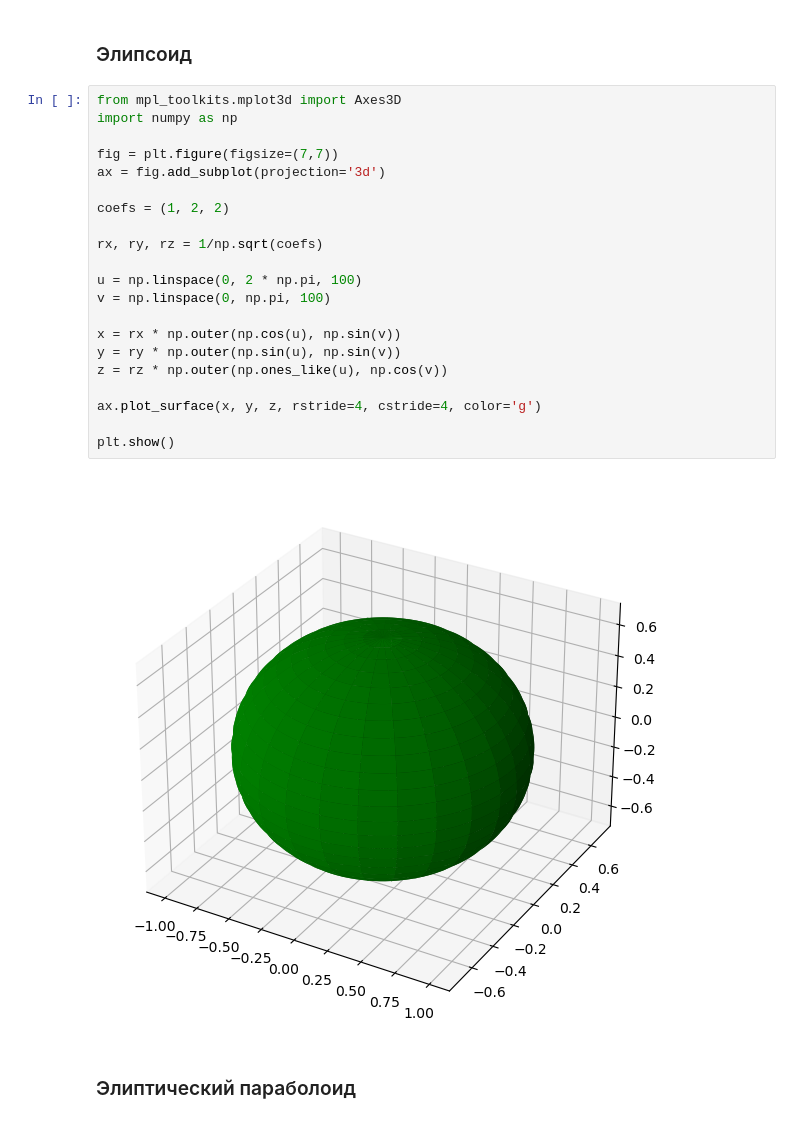
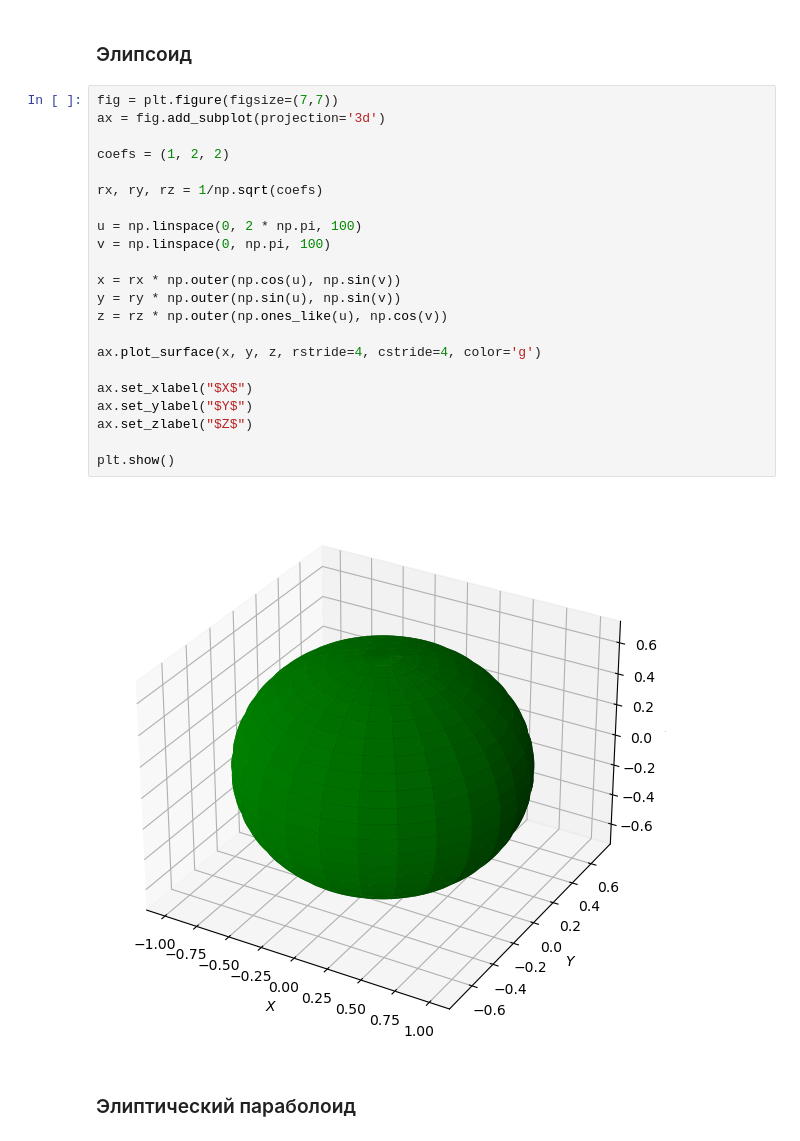
Before and after one commit to aposum23/Program_eng_labs, a Jupyter notebook: Лабораторная 6/Лабораторная работа 6.ipynb, the cells around one changed output. Saved outputs shown, nothing was run; the diff lists cells and outputs as text.

```diff
--- a/Лабораторная 6/Лабораторная работа 6.ipynb
+++ b/Лабораторная 6/Лабораторная работа 6.ipynb
@@ -883,28 +888,29 @@ $\displaystyle \frac{\operatorname{asinh}{\left(2 \right)}}{4} + \frac{\sqrt{5}}
 # %% [markdown]
 ### Элипсоид
 # %%
-from mpl_toolkits.mplot3d import Axes3D
-import numpy as np
-
 fig = plt.figure(figsize=(7,7))
 ax = fig.add_subplot(projection='3d')
 
 coefs = (1, 2, 2)
 
 rx, ry, rz = 1/np.sqrt(coefs)
 
 u = np.linspace(0, 2 * np.pi, 100)
 v = np.linspace(0, np.pi, 100)
 
 x = rx * np.outer(np.cos(u), np.sin(v))
 y = ry * np.outer(np.sin(u), np.sin(v))
 z = rz * np.outer(np.ones_like(u), np.cos(v))
 
 ax.plot_surface(x, y, z, rstride=4, cstride=4, color='g')
 
+ax.set_xlabel("$X$")
+ax.set_ylabel("$Y$")
+ax.set_zlabel("$Z$")
+
 plt.show()
 # %% [output]
-[figure, old version]
+[figure, new version]
 # %% [markdown]
 ### Элиптический параболоид
 # %%
```
Also changed, not shown: parts of 46 cells of this notebook, 3 other files.
